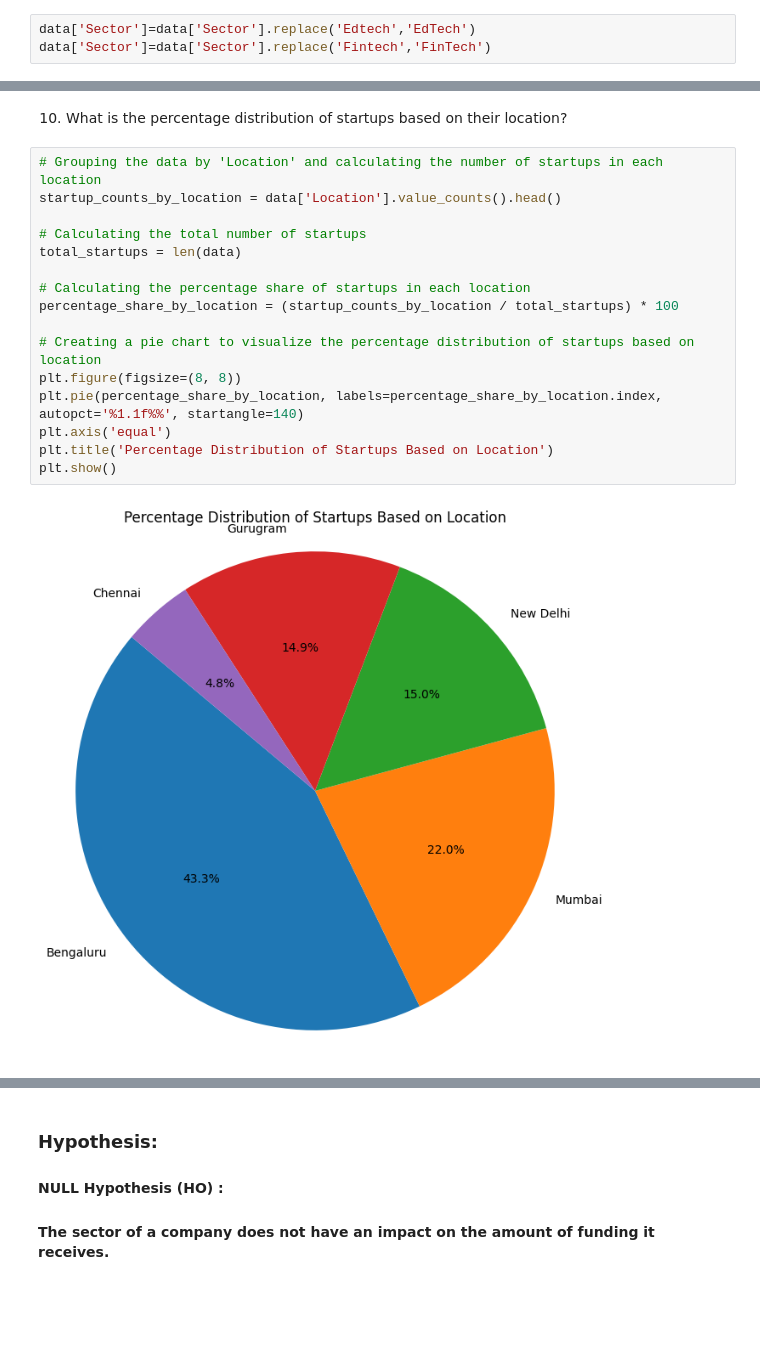
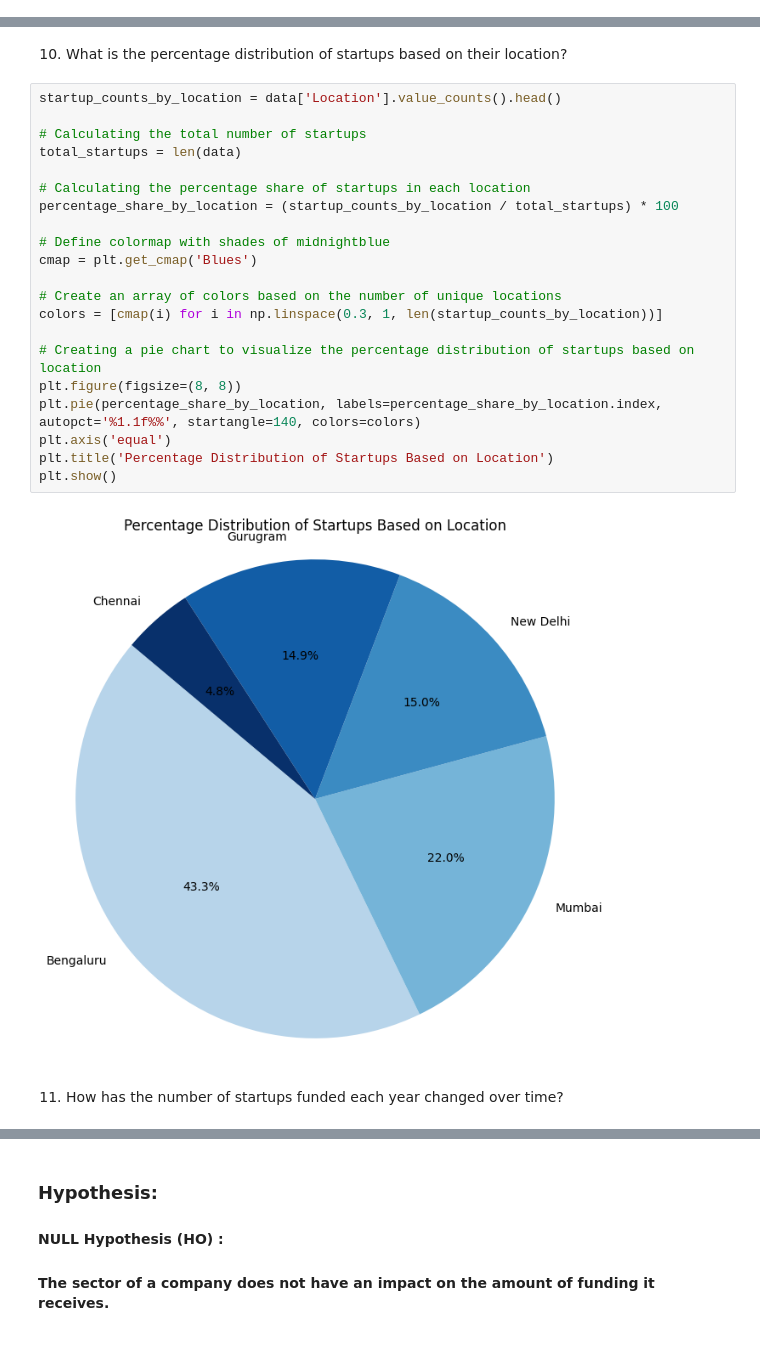
Before and after one commit to Faith-theAnalyst/Indian_Startup_Analysis, a Jupyter notebook: Indian _Ecosystem_Analysis.ipynb, the cells around one changed output, grey strips where cells are left out. Cells and saved outputs as stored; diff of their text form; blank space fills up the shorter version.

```diff
--- a/Indian _Ecosystem_Analysis.ipynb
+++ b/Indian _Ecosystem_Analysis.ipynb
@@ -2717,6 +2692,3 @@ array(['Seed and Pre-Seed Funding', 'Early Stage Funding',
-# %%
-data['Sector']=data['Sector'].replace('Edtech','EdTech')
-data['Sector']=data['Sector'].replace('Fintech','FinTech')
 # %%
 data.head()
 # %% [output]
@@ -2959,20 +2946,27 @@ plt.show()
 # %% [markdown]
 10. What is the percentage distribution of startups based on their location?
 # %%
-# Grouping the data by 'Location' and calculating the number of startups in each location
 startup_counts_by_location = data['Location'].value_counts().head()
 
 # Calculating the total number of startups
 total_startups = len(data)
 
 # Calculating the percentage share of startups in each location
 percentage_share_by_location = (startup_counts_by_location / total_startups) * 100
 
+# Define colormap with shades of midnightblue
+cmap = plt.get_cmap('Blues')
+
+# Create an array of colors based on the number of unique locations
+colors = [cmap(i) for i in np.linspace(0.3, 1, len(startup_counts_by_location))]
+
 # Creating a pie chart to visualize the percentage distribution of startups based on location
 plt.figure(figsize=(8, 8))
-plt.pie(percentage_share_by_location, labels=percentage_share_by_location.index, autopct='%1.1f%%', startangle=140)
+plt.pie(percentage_share_by_location, labels=percentage_share_by_location.index, autopct='%1.1f%%', startangle=140, colors=colors)
 plt.axis('equal')
 plt.title('Percentage Distribution of Startups Based on Location')
 plt.show()
 # %% [output]
-[figure, old version]
+[figure, new version]
+# %% [markdown]
+11. How has the number of startups funded each year changed over time?
```
Also changed, not shown: parts of 39 cells of this notebook, 5 other files.
